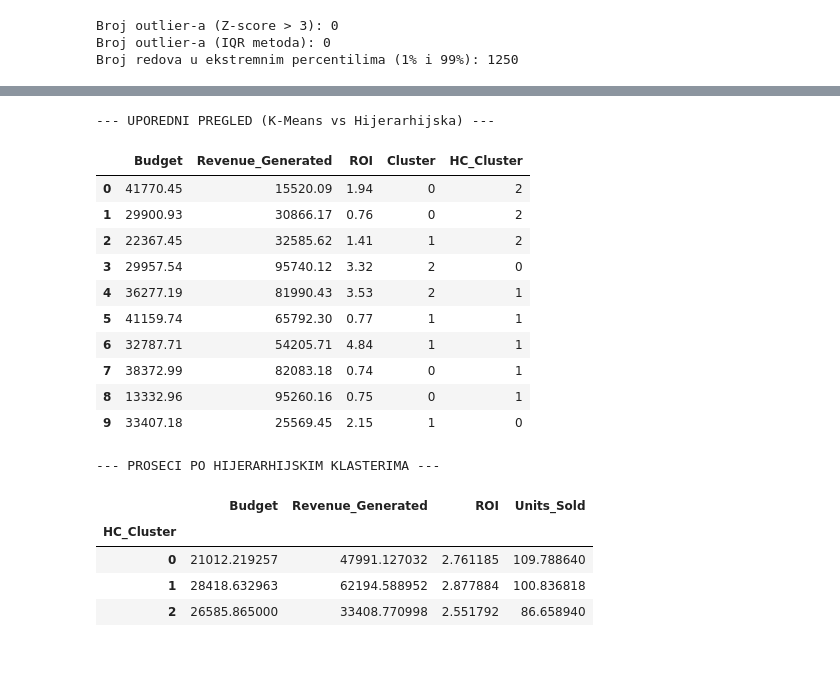
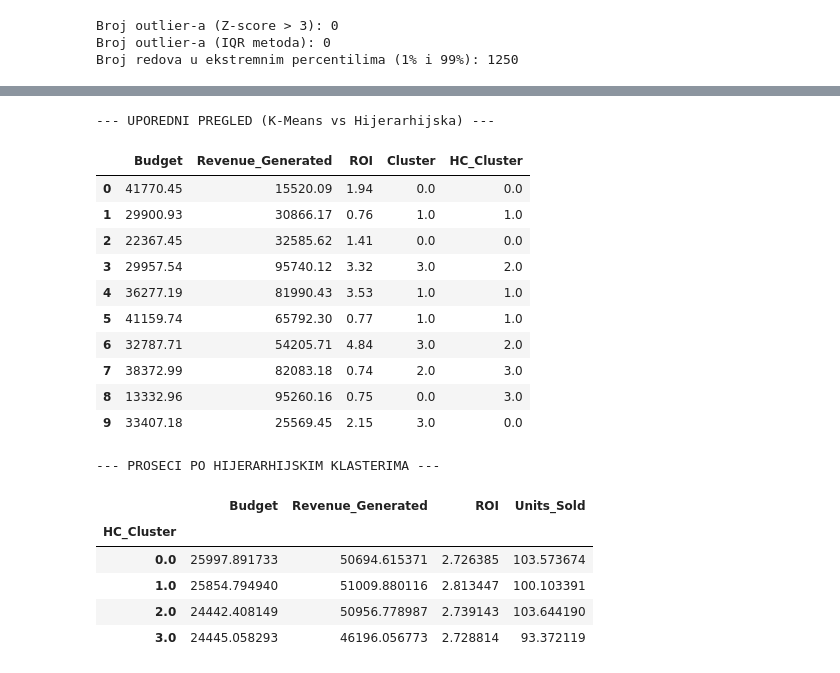
Before and after one commit to mekfluri/Marketing-and-Product-Performance-Dataset-Clustering, a Jupyter notebook: product-and-marketing.ipynb, the cells around one changed output, grey strips where cells are left out. Drawn from its saved outputs; the diff is of its cells as text; code cells hidden in the pictures.

```diff
--- a/product-and-marketing.ipynb
+++ b/product-and-marketing.ipynb
@@ -141,27 +220,21 @@ Broj komponenti nakon PCA (95% varijanse): 11
 # %%
+from sklearn.preprocessing import RobustScaler
 from sklearn.cluster import KMeans
 
-# 1. Inicijalizacija i treniranje modela (K=3 prema biznis logici)
-kmeans = KMeans(n_clusters=3, random_state=42, n_init=10)
-# Koristimo features_std (standardizovane podatke) jer K-Means meri rastojanja
-cluster_labels = kmeans.fit_predict(features_std)
+numeric_cols_existing = [col for col in numeric_cols if col in df_final.columns]
 
-# 2. Dodavanje rezultata u originalni DataFrame (df_final ili df_clean)
-df_final['Cluster'] = cluster_labels
+df_numeric = df_final[numeric_cols_existing].dropna(axis=0, how='any')
+features_scaled = RobustScaler().fit_transform(df_numeric)
 
-# 3. Deskriptivna statistika za SVE numeričke kolone
-numeric_cols = [
-    'Budget', 'Clicks', 'Conversions', 'Revenue_Generated',
-    'ROI', 'Subscription_Length', 'Discount_Level',
-    'Units_Sold', 'Bundle_Price', 'Customer_Satisfaction_Post_Refund'
-]
+kmeans = KMeans(n_clusters=4, random_state=42, n_init=10)
+cluster_labels = kmeans.fit_predict(features_scaled)
 
-cluster_summary_full = df_final.groupby('Cluster')[numeric_cols].mean()
+df_final.loc[df_numeric.index, 'Cluster'] = cluster_labels
 
+cluster_summary_full = df_final.groupby('Cluster')[numeric_cols_existing].mean()
 print("Kompletna analiza klastera (Prosečne vrednosti za sva obeležja):")
 display(cluster_summary_full)
 
-# 4. Provera veličine grupa
 print("\nBroj zapisa po klasterima:")
 print(df_final['Cluster'].value_counts())
 # %% [output]
@@ -197,34 +294,34 @@ plt.show()
 # %%
 from sklearn.cluster import AgglomerativeClustering
 
-# Definisanje i treniranje modela
-hc_model = AgglomerativeClustering(n_clusters=3, metric='euclidean', linkage='ward')
-df_final['HC_Cluster'] = hc_model.fit_predict(features_std)
+hc_model = AgglomerativeClustering(n_clusters=4, metric='euclidean', linkage='ward')
+hc_labels = hc_model.fit_predict(features_scaled)
 
-# Prikaz prvih 10 redova za upoređivanje
+df_final.loc[df_numeric.index, 'HC_Cluster'] = hc_labels
+
 print("--- UPOREDNI PREGLED (K-Means vs Hijerarhijska) ---")
-display(df_final[['Budget', 'Revenue_Generated', 'ROI', 'Cluster', 'HC_Cluster']].head(10))
+display(df_final.loc[df_numeric.index, ['Budget', 'Revenue_Generated', 'ROI', 'Cluster', 'HC_Cluster']].head(10))
 
-# Statistika po HC klasterima
 print("\n--- PROSECI PO HIJERARHIJSKIM KLASTERIMA ---")
-hc_summary = df_final.groupby('HC_Cluster')[['Budget', 'Revenue_Generated', 'ROI', 'Units_Sold']].mean()
+hc_summary = df_final.loc[df_numeric.index].groupby('HC_Cluster')[['Budget', 'Revenue_Generated', 'ROI', 'Units_Sold']].mean()
 display(hc_summary)
 # %% [output]
 --- UPOREDNI PREGLED (K-Means vs Hijerarhijska) ---
 |  | Budget | Revenue_Generated | ROI | Cluster | HC_Cluster |
-| 0 | 41770.45 | 15520.09 | 1.94 | 0 | 2 |
-| 1 | 29900.93 | 30866.17 | 0.76 | 0 | 2 |
-| 2 | 22367.45 | 32585.62 | 1.41 | 1 | 2 |
-| 3 | 29957.54 | 95740.12 | 3.32 | 2 | 0 |
-| 4 | 36277.19 | 81990.43 | 3.53 | 2 | 1 |
-| 5 | 41159.74 | 65792.30 | 0.77 | 1 | 1 |
-| 6 | 32787.71 | 54205.71 | 4.84 | 1 | 1 |
-| 7 | 38372.99 | 82083.18 | 0.74 | 0 | 1 |
-| 8 | 13332.96 | 95260.16 | 0.75 | 0 | 1 |
-| 9 | 33407.18 | 25569.45 | 2.15 | 1 | 0 |
+| 0 | 41770.45 | 15520.09 | 1.94 | 0.0 | 0.0 |
+| 1 | 29900.93 | 30866.17 | 0.76 | 1.0 | 1.0 |
+| 2 | 22367.45 | 32585.62 | 1.41 | 0.0 | 0.0 |
+| 3 | 29957.54 | 95740.12 | 3.32 | 3.0 | 2.0 |
+| 4 | 36277.19 | 81990.43 | 3.53 | 1.0 | 1.0 |
+| 5 | 41159.74 | 65792.30 | 0.77 | 1.0 | 1.0 |
+| 6 | 32787.71 | 54205.71 | 4.84 | 3.0 | 2.0 |
+| 7 | 38372.99 | 82083.18 | 0.74 | 2.0 | 3.0 |
+| 8 | 13332.96 | 95260.16 | 0.75 | 0.0 | 3.0 |
+| 9 | 33407.18 | 25569.45 | 2.15 | 3.0 | 0.0 |
 --- PROSECI PO HIJERARHIJSKIM KLASTERIMA ---
 |  | Budget | Revenue_Generated | ROI | Units_Sold |
 | HC_Cluster |  |  |  |  |
-| 0 | 21012.219257 | 47991.127032 | 2.761185 | 109.788640 |
-| 1 | 28418.632963 | 62194.588952 | 2.877884 | 100.836818 |
-| 2 | 26585.865000 | 33408.770998 | 2.551792 | 86.658940 |
+| 0.0 | 25997.891733 | 50694.615371 | 2.726385 | 103.573674 |
+| 1.0 | 25854.794940 | 51009.880116 | 2.813447 | 100.103391 |
+| 2.0 | 24442.408149 | 50956.778987 | 2.739143 | 103.644190 |
+| 3.0 | 24445.058293 | 46196.056773 | 2.728814 | 93.372119 |
```
Also changed, not shown: parts of 32 cells of this notebook.
